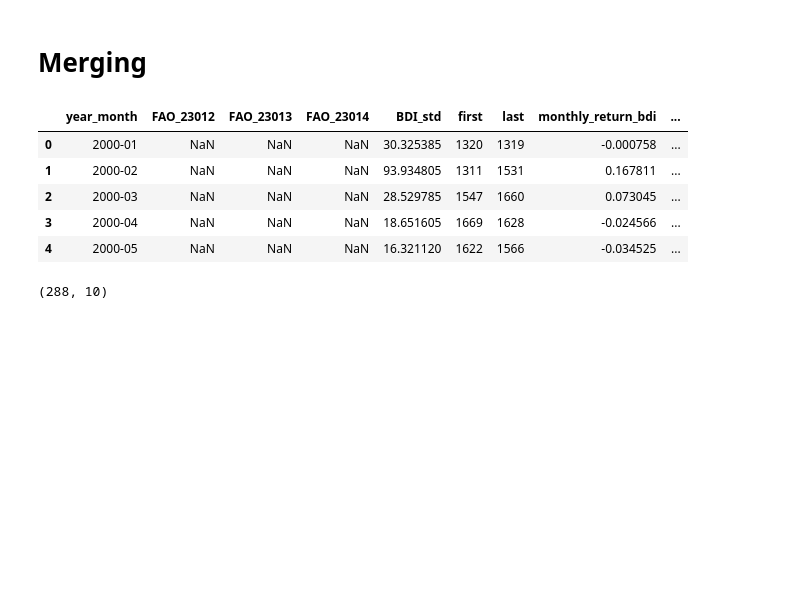
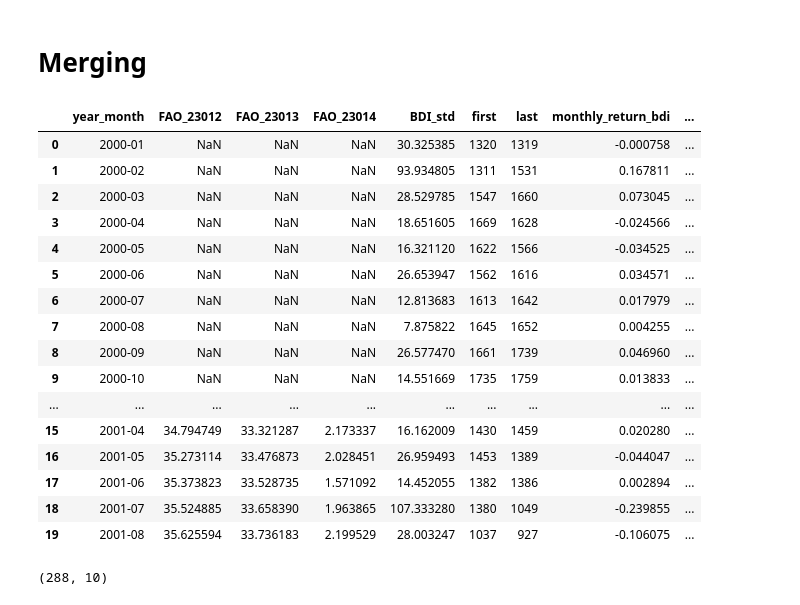
Before and after one commit to GorataB/Hackathon_PolyglotPioneers, a Jupyter notebook: Data Cleaning.ipynb, the cells around one changed output. Saved outputs shown, nothing was run; the diff lists cells and outputs as text; code cells hidden in the pictures; blank space fills up the shorter version.

```diff
--- a/Data Cleaning.ipynb
+++ b/Data Cleaning.ipynb
@@ -589,14 +589,25 @@ for df in [std_monthly_m, monthly_prices, brent_m, pr_m]:
     merged = merged.merge(df, on="year_month", how="outer")
 merged = merged.sort_values("year_month").reset_index(drop=True)
 # %%
-merged.head()
+merged.head(20)
 # %% [output]
 |  | year_month | FAO_23012 | FAO_23013 | FAO_23014 | BDI_std | first | last | monthly_return_bdi | ... |
 | 0 | 2000-01 | NaN | NaN | NaN | 30.325385 | 1320 | 1319 | -0.000758 | ... |
 | 1 | 2000-02 | NaN | NaN | NaN | 93.934805 | 1311 | 1531 | 0.167811 | ... |
 | 2 | 2000-03 | NaN | NaN | NaN | 28.529785 | 1547 | 1660 | 0.073045 | ... |
 | 3 | 2000-04 | NaN | NaN | NaN | 18.651605 | 1669 | 1628 | -0.024566 | ... |
 | 4 | 2000-05 | NaN | NaN | NaN | 16.321120 | 1622 | 1566 | -0.034525 | ... |
+| 5 | 2000-06 | NaN | NaN | NaN | 26.653947 | 1562 | 1616 | 0.034571 | ... |
+| 6 | 2000-07 | NaN | NaN | NaN | 12.813683 | 1613 | 1642 | 0.017979 | ... |
+| 7 | 2000-08 | NaN | NaN | NaN | 7.875822 | 1645 | 1652 | 0.004255 | ... |
+| 8 | 2000-09 | NaN | NaN | NaN | 26.577470 | 1661 | 1739 | 0.046960 | ... |
+| 9 | 2000-10 | NaN | NaN | NaN | 14.551669 | 1735 | 1759 | 0.013833 | ... |
+| ... | ... | ... | ... | ... | ... | ... | ... | ... | ... |
+| 15 | 2001-04 | 34.794749 | 33.321287 | 2.173337 | 16.162009 | 1430 | 1459 | 0.020280 | ... |
+| 16 | 2001-05 | 35.273114 | 33.476873 | 2.028451 | 26.959493 | 1453 | 1389 | -0.044047 | ... |
+| 17 | 2001-06 | 35.373823 | 33.528735 | 1.571092 | 14.452055 | 1382 | 1386 | 0.002894 | ... |
+| 18 | 2001-07 | 35.524885 | 33.658390 | 1.963865 | 107.333280 | 1380 | 1049 | -0.239855 | ... |
+| 19 | 2001-08 | 35.625594 | 33.736183 | 2.199529 | 28.003247 | 1037 | 927 | -0.106075 | ... |
 # %%
 # Check dimensions
 merged.shape
```
Also changed, not shown: parts of 6 cells of this notebook, 1 other file.
